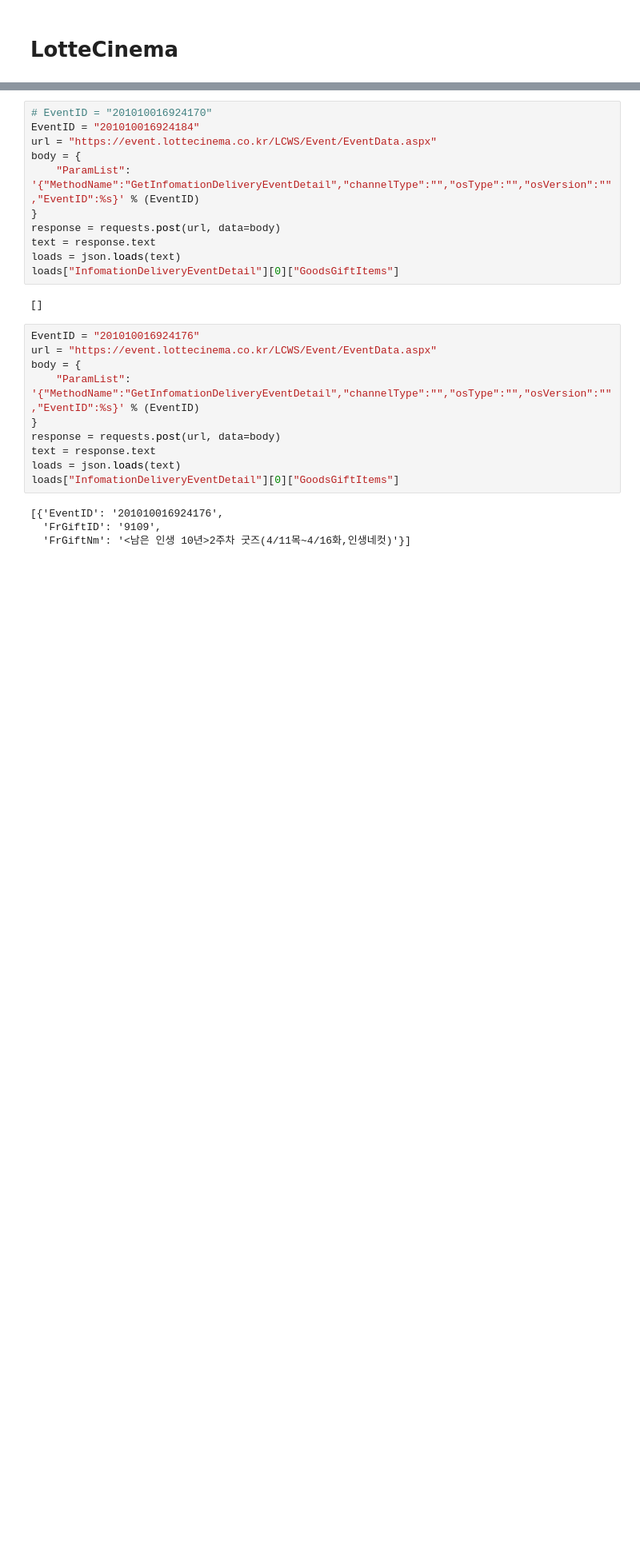
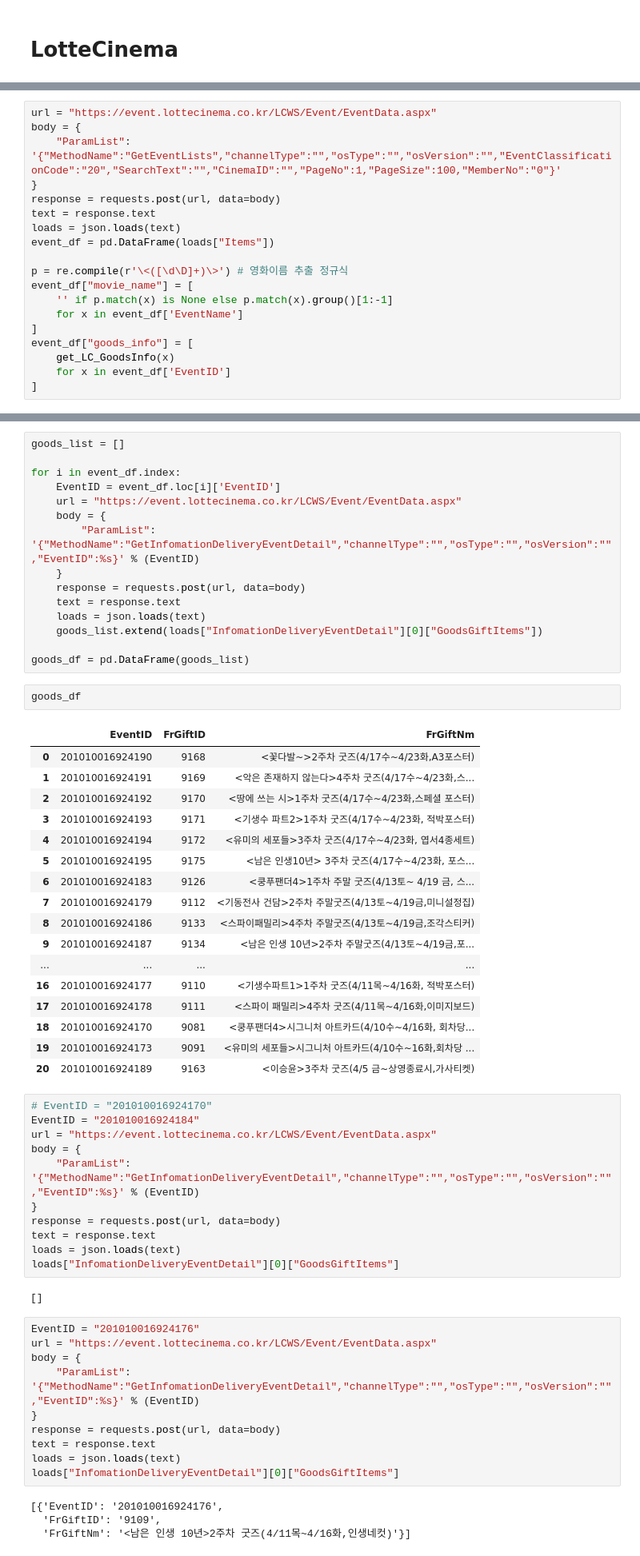
Before and after one commit to yu901/data_analysis, a Jupyter notebook: notebook/movie goods.ipynb, the cells around one changed output, grey strips where cells are left out. Shown: that part at 80% size. Drawn from its saved outputs; the diff is of its cells as text; blank space fills up the shorter version.

```diff
--- a/notebook/movie goods.ipynb
+++ b/notebook/movie goods.ipynb
@@ -180,0 +146,19 @@ pd.DataFrame(loads["Items"])
+# %%
+url = "https://event.lottecinema.co.kr/LCWS/Event/EventData.aspx"
+body = {
+    "ParamList": '{"MethodName":"GetEventLists","channelType":"","osType":"","osVersion":"","EventClassificationCode":"20","SearchText":"","CinemaID":"","PageNo":1,"PageSize":100,"MemberNo":"0"}'
+}
+response = requests.post(url, data=body)
+text = response.text
+loads = json.loads(text)
+event_df = pd.DataFrame(loads["Items"])
+
+p = re.compile(r'\<([\d\D]+)\>') # 영화이름 추출 정규식
+event_df["movie_name"] = [
+    '' if p.match(x) is None else p.match(x).group()[1:-1]
+    for x in event_df['EventName']
+]
+event_df["goods_info"] = [
+    get_LC_GoodsInfo(x)
+    for x in event_df['EventID']
+]
@@ -181,3 +208,38 @@ pd.DataFrame(loads["Items"])
+# %%
+goods_list = []
+
+for i in event_df.index:
+    EventID = event_df.loc[i]['EventID']
+    url = "https://event.lottecinema.co.kr/LCWS/Event/EventData.aspx"
+    body = {
+        "ParamList": '{"MethodName":"GetInfomationDeliveryEventDetail","channelType":"","osType":"","osVersion":"","EventID":%s}' % (EventID)
+    }
+    response = requests.post(url, data=body)
+    text = response.text
+    loads = json.loads(text)
+    goods_list.extend(loads["InfomationDeliveryEventDetail"][0]["GoodsGiftItems"])
+
+goods_df = pd.DataFrame(goods_list)
+# %%
+goods_df
+# %% [output]
+|  | EventID | FrGiftID | FrGiftNm |
+| 0 | 201010016924190 | 9168 | <꽃다발~>2주차 굿즈(4/17수~4/23화,A3포스터) |
+| 1 | 201010016924191 | 9169 | <악은 존재하지 않는다>4주차 굿즈(4/17수~4/23화,스... |
+| 2 | 201010016924192 | 9170 | <땅에 쓰는 시>1주차 굿즈(4/17수~4/23화,스페셜 포스터) |
+| 3 | 201010016924193 | 9171 | <기생수 파트2>1주차 굿즈(4/17수~4/23화, 적박포스터) |
+| 4 | 201010016924194 | 9172 | <유미의 세포들>3주차 굿즈(4/17수~4/23화, 엽서4종세트) |
+| 5 | 201010016924195 | 9175 | <남은 인생10년> 3주차 굿즈(4/17수~4/23화, 포스... |
+| 6 | 201010016924183 | 9126 | <쿵푸팬더4>1주차 주말 굿즈(4/13토~ 4/19 금, 스... |
+| 7 | 201010016924179 | 9112 | <기동전사 건담>2주차 주말굿즈(4/13토~4/19금,미니설정집) |
+| 8 | 201010016924186 | 9133 | <스파이패밀리>4주차 주말굿즈(4/13토~4/19금,조각스티커) |
+| 9 | 201010016924187 | 9134 | <남은 인생 10년>2주차 주말굿즈(4/13토~4/19금,포... |
+| ... | ... | ... | ... |
+| 16 | 201010016924177 | 9110 | <기생수파트1>1주차 굿즈(4/11목~4/16화, 적박포스터) |
+| 17 | 201010016924178 | 9111 | <스파이 패밀리>4주차 굿즈(4/11목~4/16화,이미지보드) |
+| 18 | 201010016924170 | 9081 | <쿵푸팬더4>시그니처 아트카드(4/10수~4/16화, 회차당... |
+| 19 | 201010016924173 | 9091 | <유미의 세포들>시그니처 아트카드(4/10수~16화,회차당 ... |
+| 20 | 201010016924189 | 9163 | <이승윤>3주차 굿즈(4/5 금~상영종료시,가사티켓) |
 # %%
 # EventID = "201010016924170"
 EventID = "201010016924184"
```
Also changed, not shown: parts of 13 cells of this notebook.
